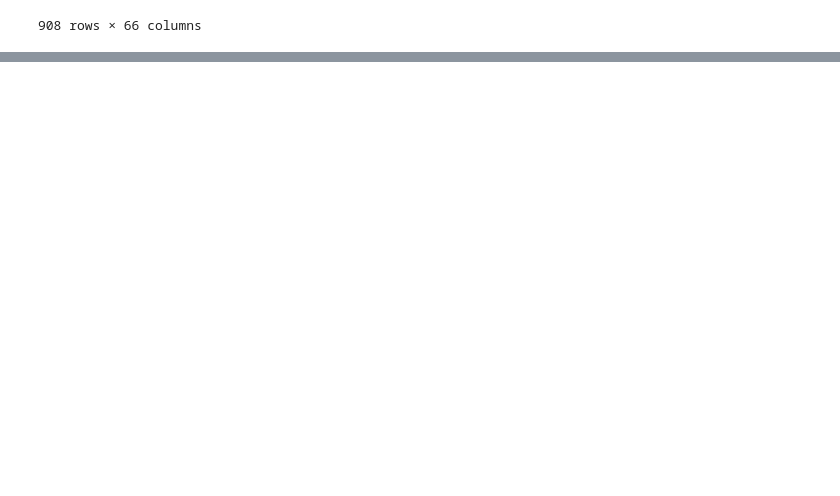
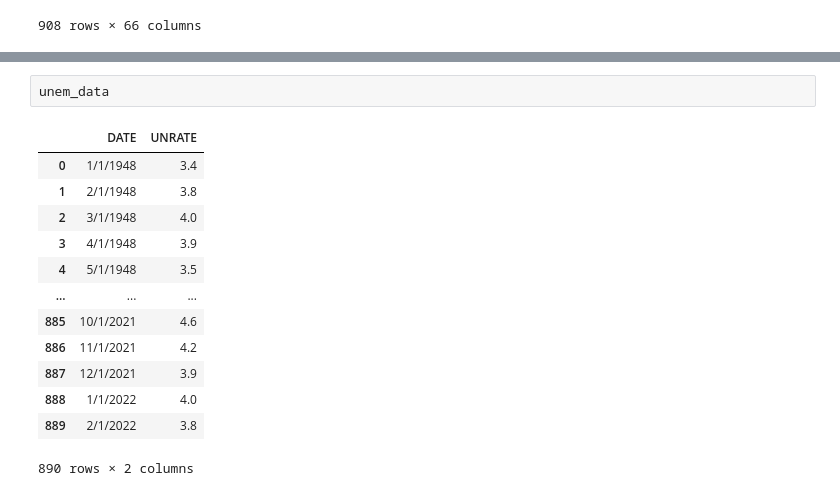
Before and after one commit to RobSalazar/Project-2, a Jupyter notebook: data_cleaning.ipynb, the cells around one changed output, grey strips where cells are left out. Cells and saved outputs as stored; diff of their text form; blank space fills up the shorter version.

```diff
--- a/data_cleaning.ipynb
+++ b/data_cleaning.ipynb
@@ -102,0 +124,16 @@ df1.head()
+# %%
+unem_data
+# %% [output]
+|  | DATE | UNRATE |
+| 0 | 1/1/1948 | 3.4 |
+| 1 | 2/1/1948 | 3.8 |
+| 2 | 3/1/1948 | 4.0 |
+| 3 | 4/1/1948 | 3.9 |
+| 4 | 5/1/1948 | 3.5 |
+| ... | ... | ... |
+| 885 | 10/1/2021 | 4.6 |
+| 886 | 11/1/2021 | 4.2 |
+| 887 | 12/1/2021 | 3.9 |
+| 888 | 1/1/2022 | 4.0 |
+| 889 | 2/1/2022 | 3.8 |
+890 rows × 2 columns
```
Also changed, not shown: parts of 4 cells of this notebook, 3 other files.
